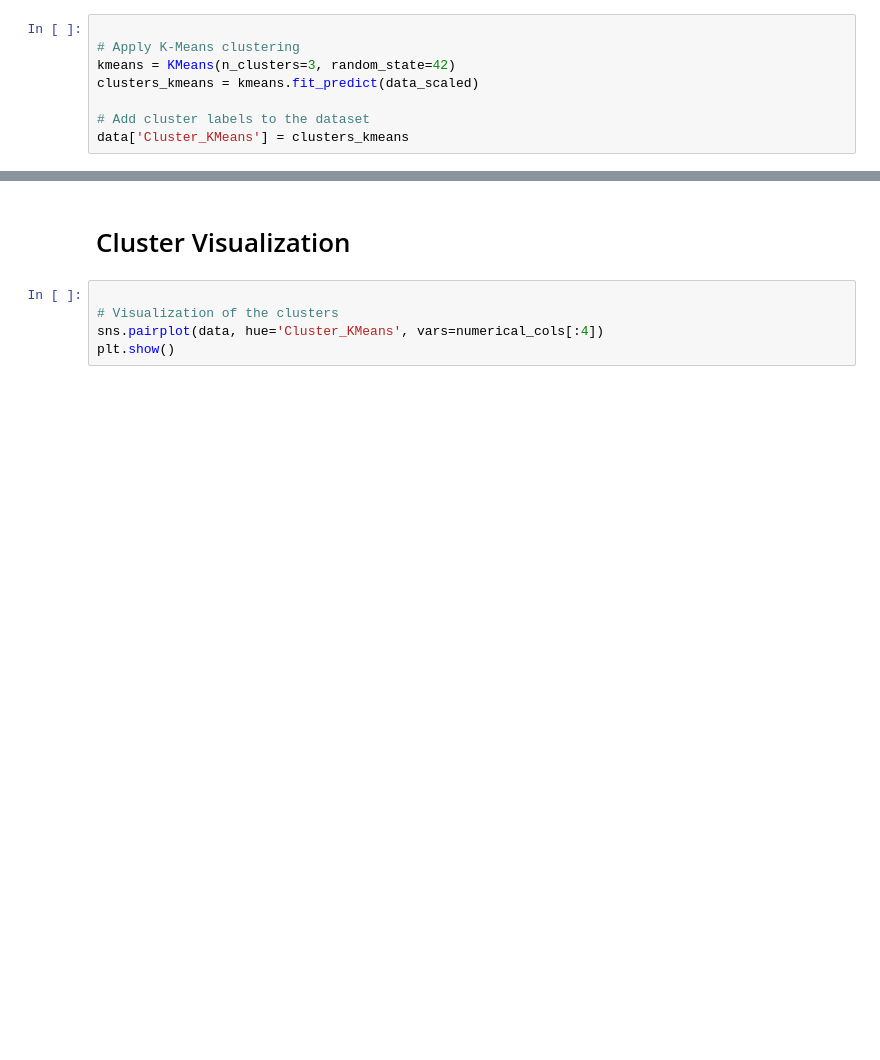
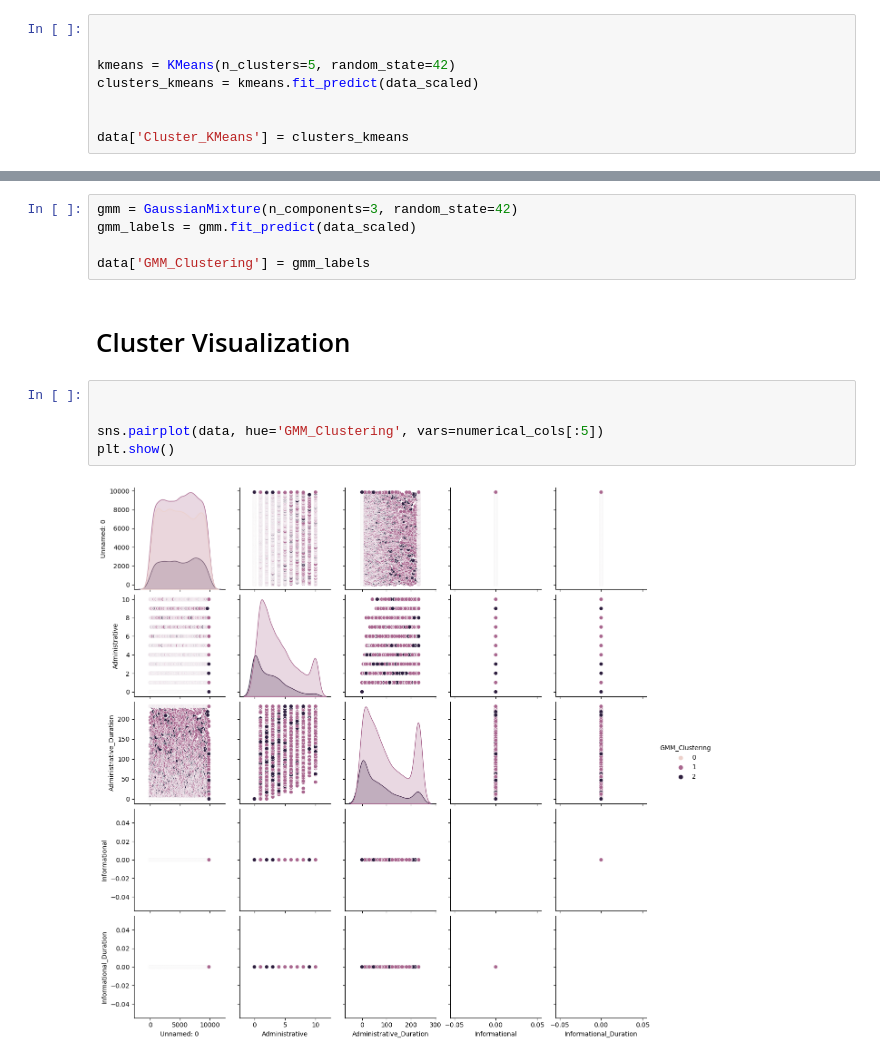
Before and after one commit to qw1mi/ml_pr2, a Jupyter notebook: Clustering_Algorithms.ipynb, the cells around one changed output, grey strips where cells are left out. Drawn from its saved outputs; the diff is of its cells as text; blank space fills up the shorter version.

```diff
--- a/Clustering_Algorithms.ipynb
+++ b/Clustering_Algorithms.ipynb
@@ -27,10 +66,10 @@ data_scaled = scaler.fit_transform(data_num)
 # %%
 
-# Apply K-Means clustering
-kmeans = KMeans(n_clusters=3, random_state=42)
+
+kmeans = KMeans(n_clusters=5, random_state=42)
 clusters_kmeans = kmeans.fit_predict(data_scaled)
 
-# Add cluster labels to the dataset
+
 data['Cluster_KMeans'] = clusters_kmeans
 # %% [markdown]
 # Hierarchical Clustering
@@ -55,7 +95,14 @@ data['Cluster_DBSCAN'] = clusters_dbscan
+# %%
+gmm = GaussianMixture(n_components=3, random_state=42)
+gmm_labels = gmm.fit_predict(data_scaled)
+
+data['GMM_Clustering'] = gmm_labels
 # %% [markdown]
 # Cluster Visualization
 # %%
 
-# Visualization of the clusters
-sns.pairplot(data, hue='Cluster_KMeans', vars=numerical_cols[:4])
+
+sns.pairplot(data, hue='GMM_Clustering', vars=numerical_cols[:5])
 plt.show()
+# %% [output]
+[figure, added]
```
Also changed, not shown: parts of 9 cells of this notebook.
